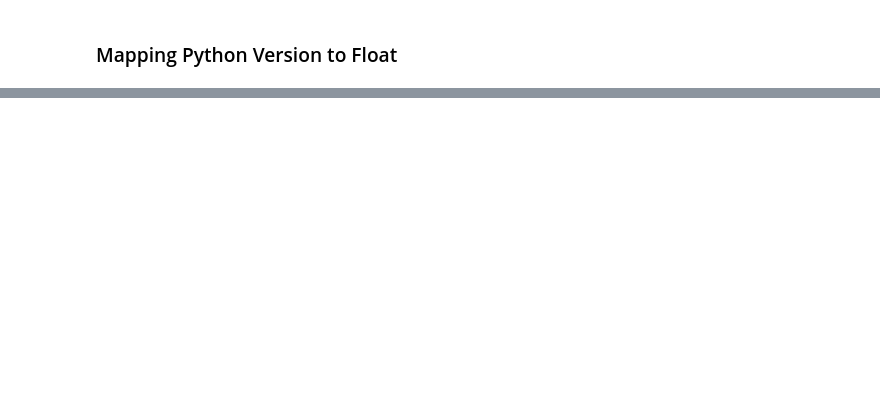
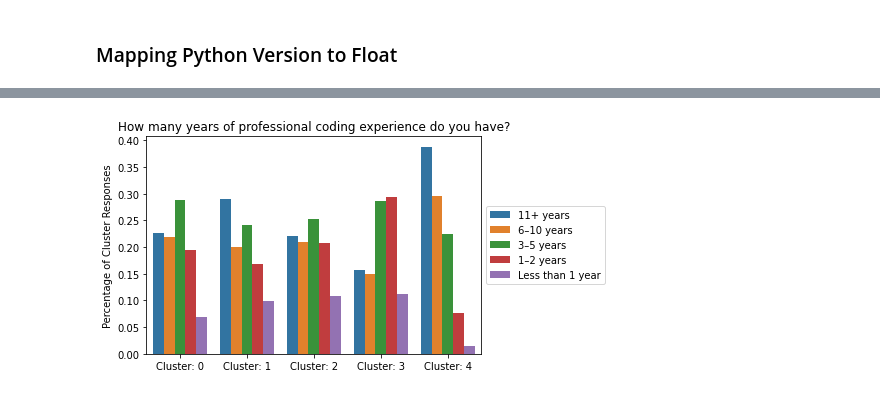
Before and after one commit to AdamSpannbauer/python_dev_survey_analysis, a Jupyter notebook: initial_eda.ipynb, the cells around one changed output, grey strips where cells are left out. Saved outputs shown, nothing was run; the diff lists cells and outputs as text; code cells hidden in the pictures; blank space fills up the shorter version.

```diff
--- a/initial_eda.ipynb
+++ b/initial_eda.ipynb
@@ -268,0 +568,38 @@ df = df.drop(columns=py_version_cols)
+# %%
+col = "How many years of professional coding experience do you have?"
+
+plot_df = clst_df.copy()
+plot_df[col] = plot_df[col].replace(
+    {
+        5.0: "11+ years",
+        4.0: "6–10 years",
+        3.0: "3–5 years",
+        2.0: "1–2 years",
+        1.0: "Less than 1 year",
+    }
+)
+
+hue_order = [
+    "11+ years",
+    "6–10 years",
+    "3–5 years",
+    "1–2 years",
+    "Less than 1 year",
+]
+
+plot_df["cluster_str"] = "Cluster: " + plot_df["label"].astype(str)
+
+plot_df = plot_df[["cluster_str", col]]
+
+
+perc_df = pd.crosstab(plot_df["cluster_str"], plot_df[col], normalize="index")
+perc_plot_df = pd.melt(perc_df.reset_index(), "cluster_str")
+
+sns.barplot(x="cluster_str", y="value", hue=col, hue_order=hue_order, data=perc_plot_df)
+plt.xlabel("")
+plt.ylabel("Percentage of Cluster Responses")
+plt.title(col)
+plt.legend(title="", loc="center left", bbox_to_anchor=(1.0, 0.5))
+plt.show()
+# %% [output]
+[figure, added]
```
Also changed, not shown: parts of 28 cells of this notebook, 1 other file.
